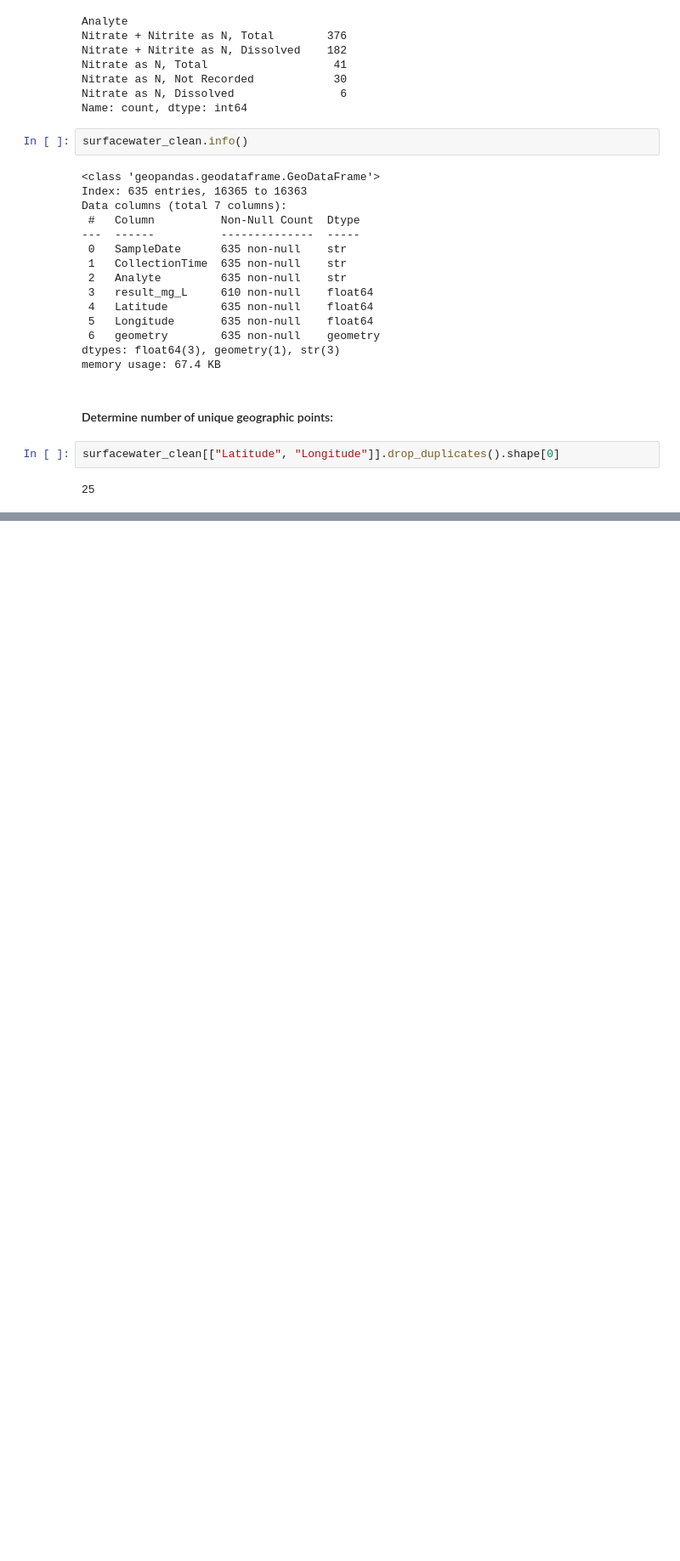
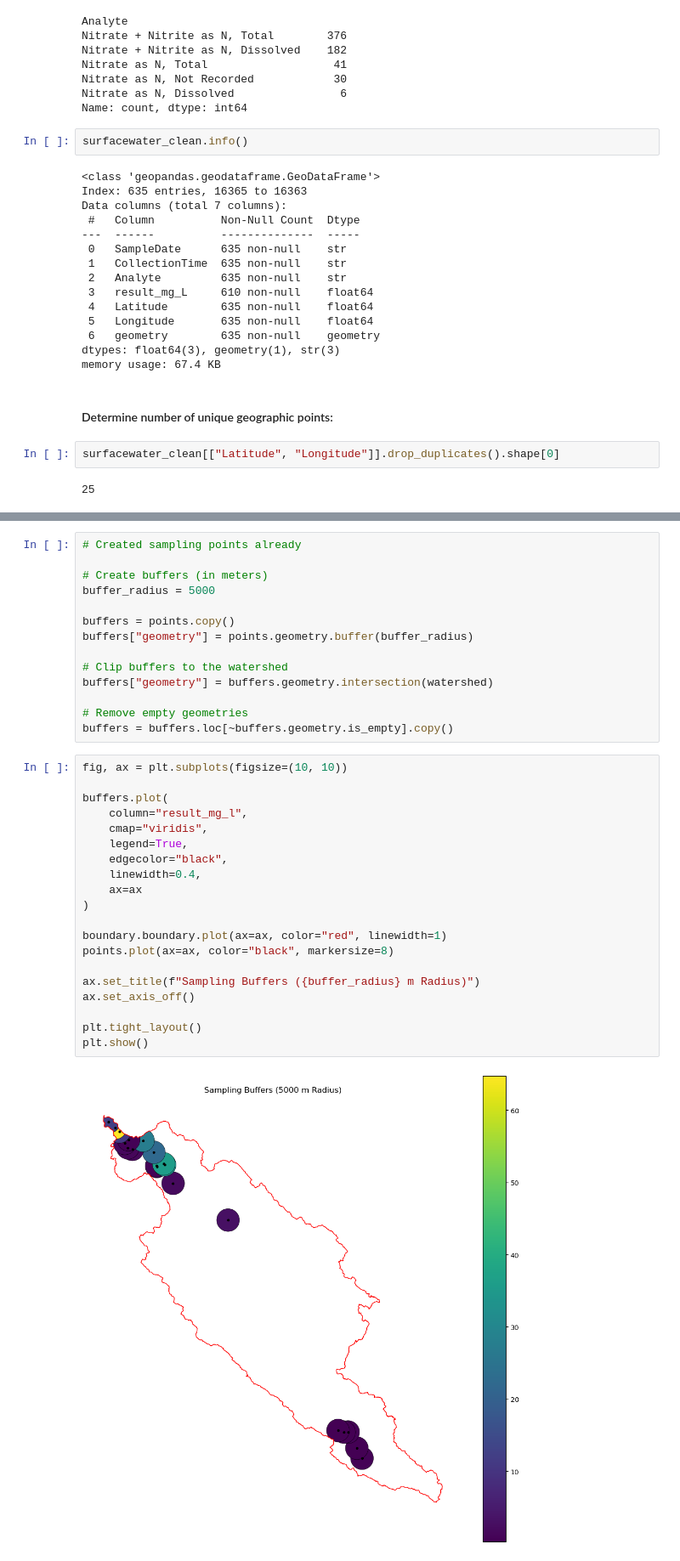
Before and after one commit to Erdos-Projects/fall-2026-infrastructure-placement, a Jupyter notebook: notebooks/surface_water/surfacewater_eda.ipynb, the cells around one changed output, grey strips where cells are left out. Shown at 85% size. Saved outputs shown, nothing was run; the diff lists cells and outputs as text; blank space fills up the shorter version.

```diff
--- a/notebooks/surface_water/surfacewater_eda.ipynb
+++ b/notebooks/surface_water/surfacewater_eda.ipynb
@@ -232,0 +459,36 @@ surfacewater_clean[["Latitude", "Longitude"]].drop_duplicates().shape[0]
+# %%
+# Created sampling points already
+
+# Create buffers (in meters)
+buffer_radius = 5000
+
+buffers = points.copy()
+buffers["geometry"] = points.geometry.buffer(buffer_radius)
+
+# Clip buffers to the watershed
+buffers["geometry"] = buffers.geometry.intersection(watershed)
+
+# Remove empty geometries
+buffers = buffers.loc[~buffers.geometry.is_empty].copy()
+# %%
+fig, ax = plt.subplots(figsize=(10, 10))
+
+buffers.plot(
+    column="result_mg_l",
+    cmap="viridis",
+    legend=True,
+    edgecolor="black",
+    linewidth=0.4,
+    ax=ax
+)
+
+boundary.boundary.plot(ax=ax, color="red", linewidth=1)
+points.plot(ax=ax, color="black", markersize=8)
+
+ax.set_title(f"Sampling Buffers ({buffer_radius} m Radius)")
+ax.set_axis_off()
+
+plt.tight_layout()
+plt.show()
+# %% [output]
+[figure, added]
```
Also changed, not shown: parts of 18 cells of this notebook, 9 other files.
